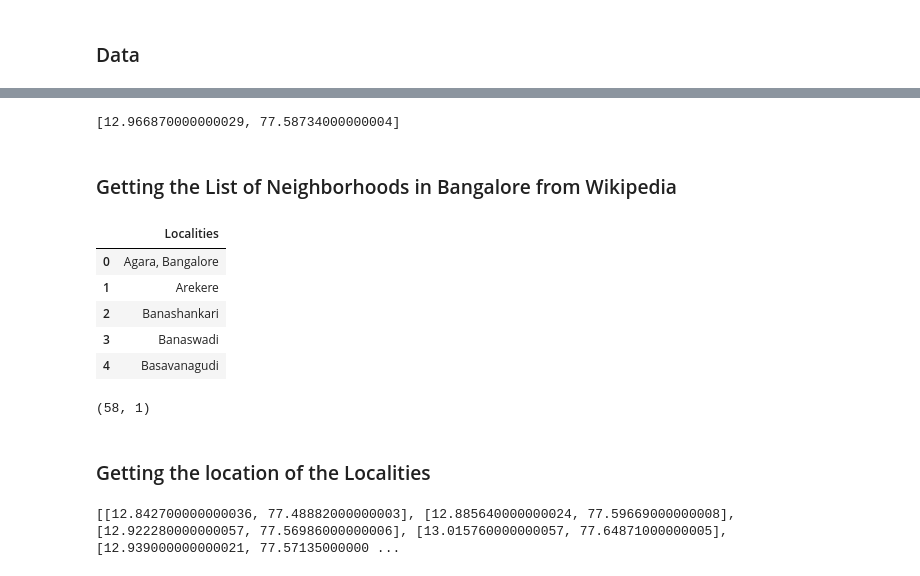
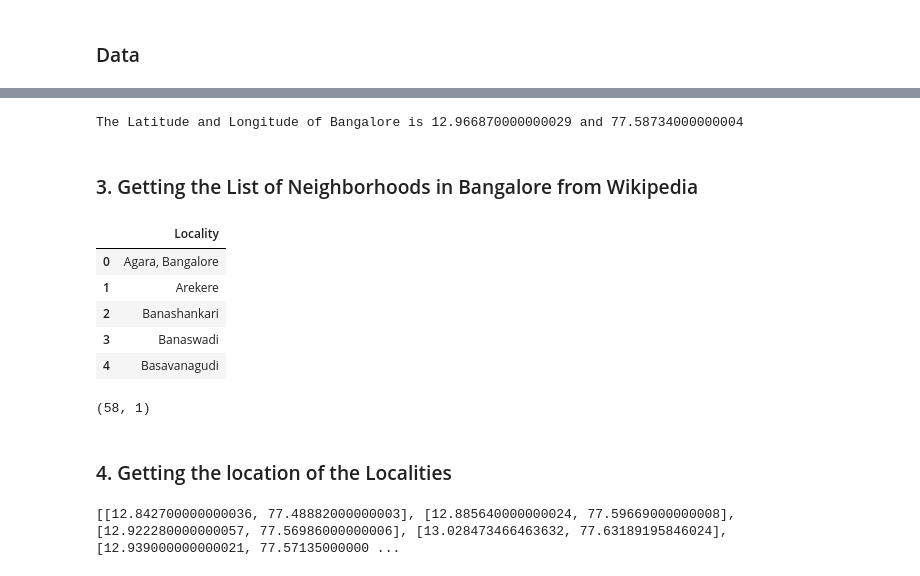
Before and after one commit to Surajkumar88/Coursera_DataScience_Capstone_Project, a Jupyter notebook: Capstone_project.ipynb, the cells around one changed output, grey strips where cells are left out. Saved outputs shown, nothing was run; the diff lists cells and outputs as text; code cells hidden in the pictures.

```diff
--- a/Capstone_project.ipynb
+++ b/Capstone_project.ipynb
@@ -24,9 +72,10 @@ from bs4 import BeautifulSoup
 # %%
 g = geocoder.arcgis('Bangalore, India')
-gll = g.latlng
-print(gll)
+blr_lat = g.latlng[0]
+blr_lng = g.latlng[1]
+print("The Latitude and Longitude of Bangalore is {} and {}".format(blr_lat, blr_lng))
 # %% [output]
-[12.966870000000029, 77.58734000000004]
+The Latitude and Longitude of Bangalore is 12.966870000000029 and 77.58734000000004
 # %% [markdown]
-<h3>Getting the List of Neighborhoods in Bangalore from Wikipedia</h3>
+<h3>3. Getting the List of Neighborhoods in Bangalore from Wikipedia</h3>
 # %%
@@ -39,22 +89,24 @@ neighborhoodlist = []
 # %%
 for i in soup.find_all('div', class_='mw-category')[0].find_all('a'):
     neighborhoodlist.append(i.text)
+
 #Creating a dataframe from the list
-neig_df = pd.DataFrame({"Localities": neighborhoodlist})
+neig_df = pd.DataFrame({"Locality": neighborhoodlist})
 neig_df.head()
 # %% [output]
-|  | Localities |
+|  | Locality |
 | 0 | Agara, Bangalore |
 | 1 | Arekere |
 | 2 | Banashankari |
 | 3 | Banaswadi |
 | 4 | Basavanagudi |
-# %%
-neig_df.shape
-# %% [output]
-(58, 1)
+# %%
+#Shape of dataframe neig_df
+neig_df.shape
+# %% [output]
+(58, 1)
 # %% [markdown]
-<h3>Getting the location of the Localities</h3>
+<h3>4. Getting the location of the Localities</h3>
 # %%
 #Defining a function to get the location of the localities
 def get_location(localities):
@@ -63,11 +115,11 @@ def get_location(localities):
     return get_latlng
 # %%
 co_ordinates = []
-for i in neig_df["Localities"].tolist():
+for i in neig_df["Locality"].tolist():
     co_ordinates.append(get_location(i))
 print(co_ordinates)
 # %% [output]
-[[12.842700000000036, 77.48882000000003], [12.885640000000024, 77.59669000000008], [12.922280000000057, 77.56986000000006], [13.015760000000057, 77.64871000000005], [12.939000000000021, 77.57135000000 ...
+[[12.842700000000036, 77.48882000000003], [12.885640000000024, 77.59669000000008], [12.922280000000057, 77.56986000000006], [13.028473466463632, 77.63189195846024], [12.939000000000021, 77.57135000000 ...
 # %%
 #Creating a dataframe from the list of location
 co_ordinates_df = pd.DataFrame(co_ordinates, columns=['Latitudes', 'Longitudes'])
```
Also changed, not shown: parts of 43 cells of this notebook.
